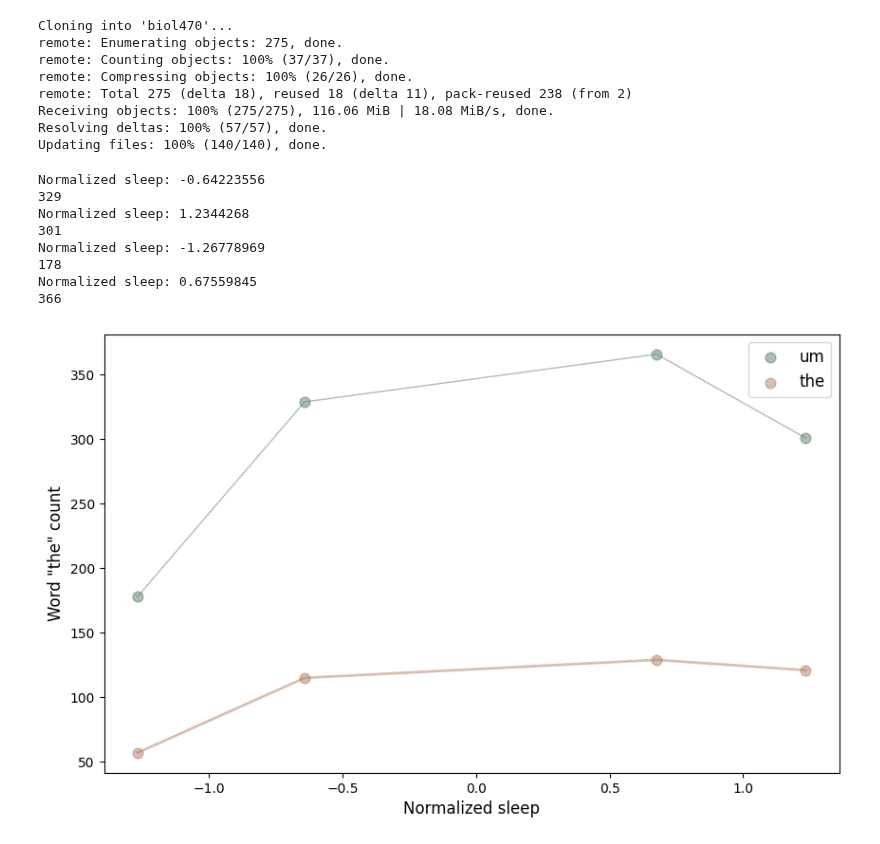
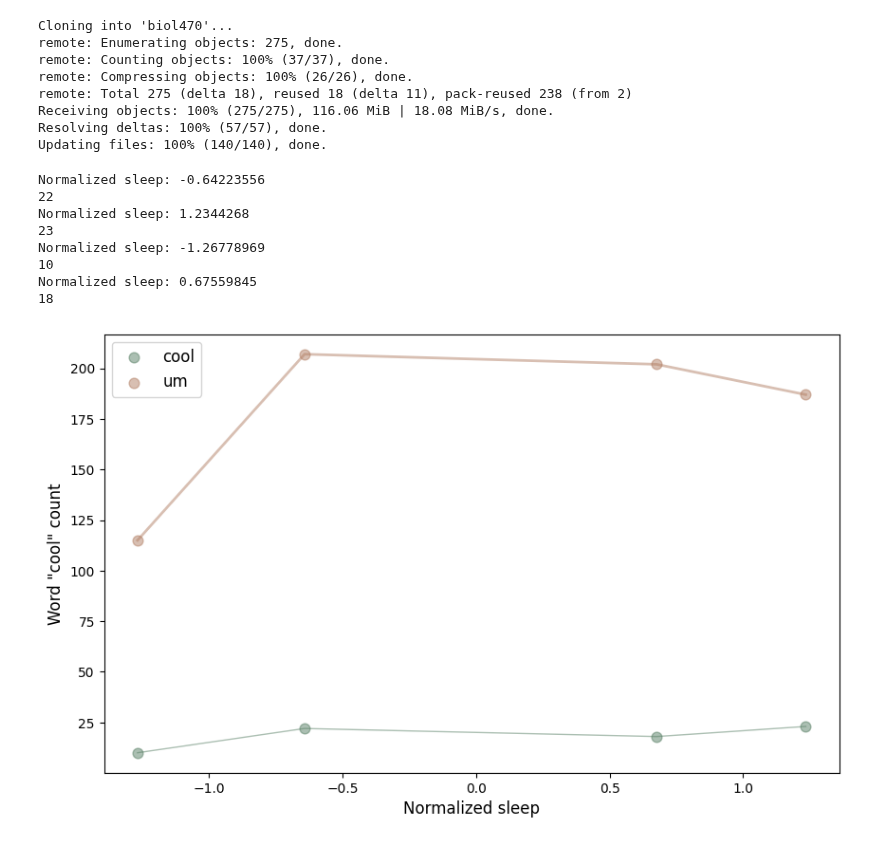
Before and after one commit to mattsmiths/biol470, a Jupyter notebook: week9/BIOL470_lecture_transcript.ipynb, the cells around one changed output. Drawn from its saved outputs; the diff is of its cells as text; code cells hidden in the pictures.

```diff
--- a/week9/BIOL470_lecture_transcript.ipynb
+++ b/week9/BIOL470_lecture_transcript.ipynb
@@ -13,7 +16,7 @@ Receiving objects: 100% (275/275), 116.06 MiB | 18.08 MiB/s, done.
 Resolving deltas: 100% (57/57), done.
 Updating files: 100% (140/140), done.
 # %%
-phrase = "the" # @param {type:"string"}
+phrase = "cool" # @param {type:"string"}
 # %%
 umFinal = []
 nFinal = []
@@ -26,9 +29,9 @@ in1.close()
 umCount = 0
 nCount = 0
 for line in out:
-  if phrase in line:
+  if phrase.lower() in line.lower():
     umCount += 1
-  if phrase1 in line:
+  if phrase1.lower() in line.lower():
     nCount += 1
 print('Normalized sleep: -0.64223556')
 print(umCount)
@@ -42,9 +45,9 @@ in1.close()
 umCount = 0
 nCount = 0
 for line in out:
-  if phrase in line:
+  if phrase.lower() in line.lower():
     umCount += 1
-  if phrase1 in line:
+  if phrase1.lower() in line.lower():
     nCount += 1
 print('Normalized sleep: 1.2344268')
 print(umCount)
@@ -58,9 +61,9 @@ in1.close()
 umCount = 0
 nCount = 0
 for line in out:
-  if phrase in line:
+  if phrase.lower() in line.lower():
     umCount += 1
-  if phrase1 in line:
+  if phrase1.lower() in line.lower():
     nCount += 1
 print('Normalized sleep: -1.26778969')
 print(umCount)
@@ -74,9 +77,9 @@ in1.close()
 umCount = 0
 nCount = 0
 for line in out:
-  if phrase in line:
+  if phrase.lower() in line.lower():
     umCount += 1
-  if phrase1 in line:
+  if phrase1.lower() in line.lower():
     nCount += 1
 
 print('Normalized sleep: 0.67559845')
@@ -86,37 +89,37 @@ nFinal.append(nCount)
 
 
 
 
 from matplotlib import pyplot as plt
 import numpy as np
 
 plt.figure(figsize=(10,6))
-plt.scatter([-0.64223556,1.2344268,  -1.26778969,  0.67559845],umFinal,s=60,color=(0.35,0.5,0.4,0.5),label=phrase1)
+plt.scatter([-0.64223556,1.2344268,  -1.26778969,  0.67559845],umFinal,s=60,color=(0.35,0.5,0.4,0.5),label=phrase)
 vx = [-0.64223556,1.2344268,  -1.26778969,  0.67559845]
 xx = np.argsort(vx)
 vx1 = np.array(vx)[xx]
 umFinal = np.array(umFinal)[xx]
 plt.plot(vx1,umFinal,linewidth=1,color=(0.35,0.5,0.4,0.5))
 
 
-plt.scatter([-0.64223556,1.2344268,  -1.26778969,  0.67559845],nFinal,s=60,color=(0.7,0.5,0.4,0.5),label=phrase)
+plt.scatter([-0.64223556,1.2344268,  -1.26778969,  0.67559845],nFinal,s=60,color=(0.7,0.5,0.4,0.5),label=phrase1)
 vx = [-0.64223556,1.2344268,  -1.26778969,  0.67559845]
 xx = np.argsort(vx)
 vx = np.array(vx)[xx]
 nFinal = np.array(nFinal)[xx]
 plt.plot(vx,nFinal,linewidth=2,color=(0.7,0.5,0.4,0.5))
 plt.legend(fontsize=12)
 
 plt.ylabel('Word "%s" count'%phrase,fontsize=12)
 plt.xlabel('Normalized sleep',fontsize=12)
 plt.show()
 # %% [output]
 Normalized sleep: -0.64223556
-329
+22
 Normalized sleep: 1.2344268
-301
+23
 Normalized sleep: -1.26778969
-178
+10
 Normalized sleep: 0.67559845
-366
+18
-[figure, old version]
+[figure, new version]
```
Also changed, not shown: parts of 10 cells of this notebook.
